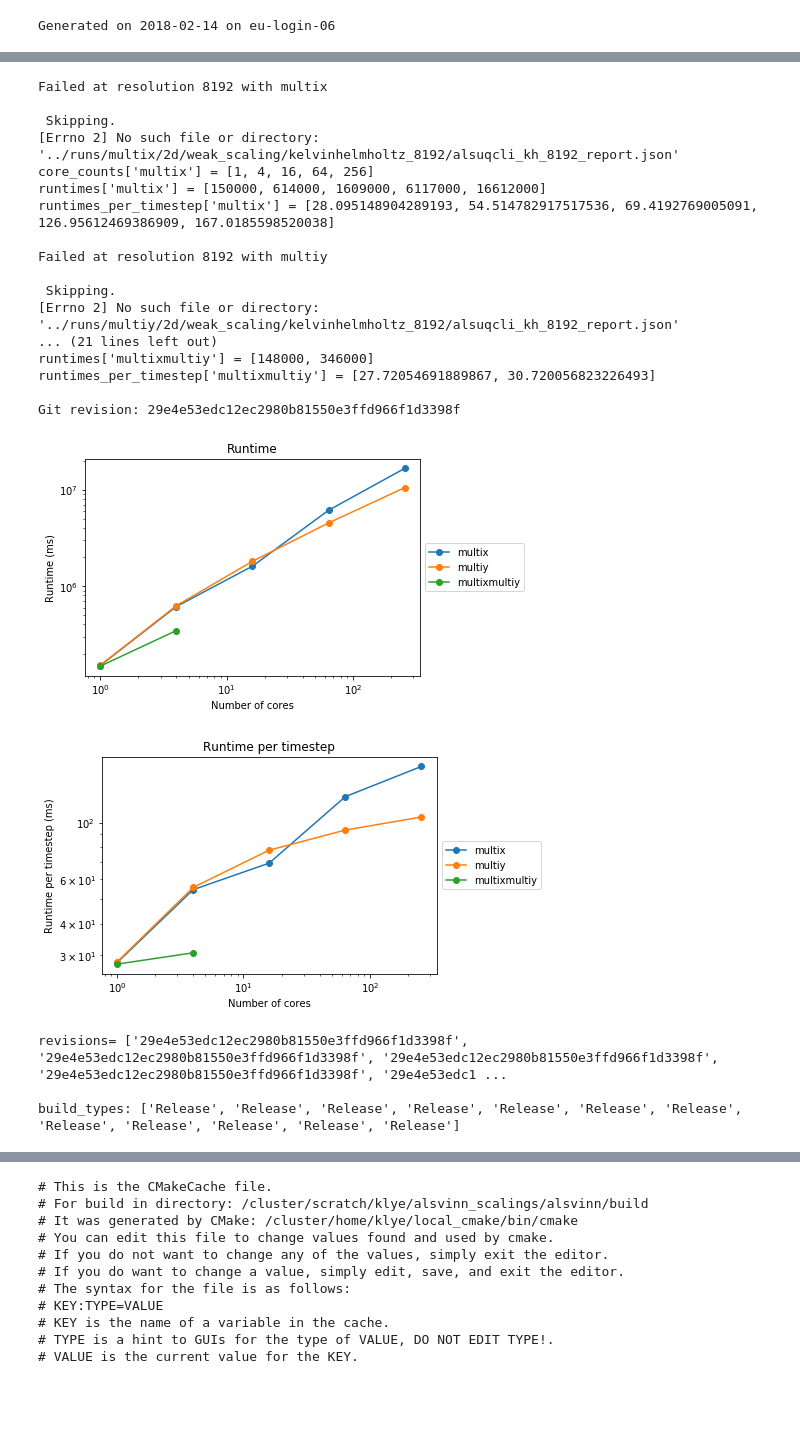
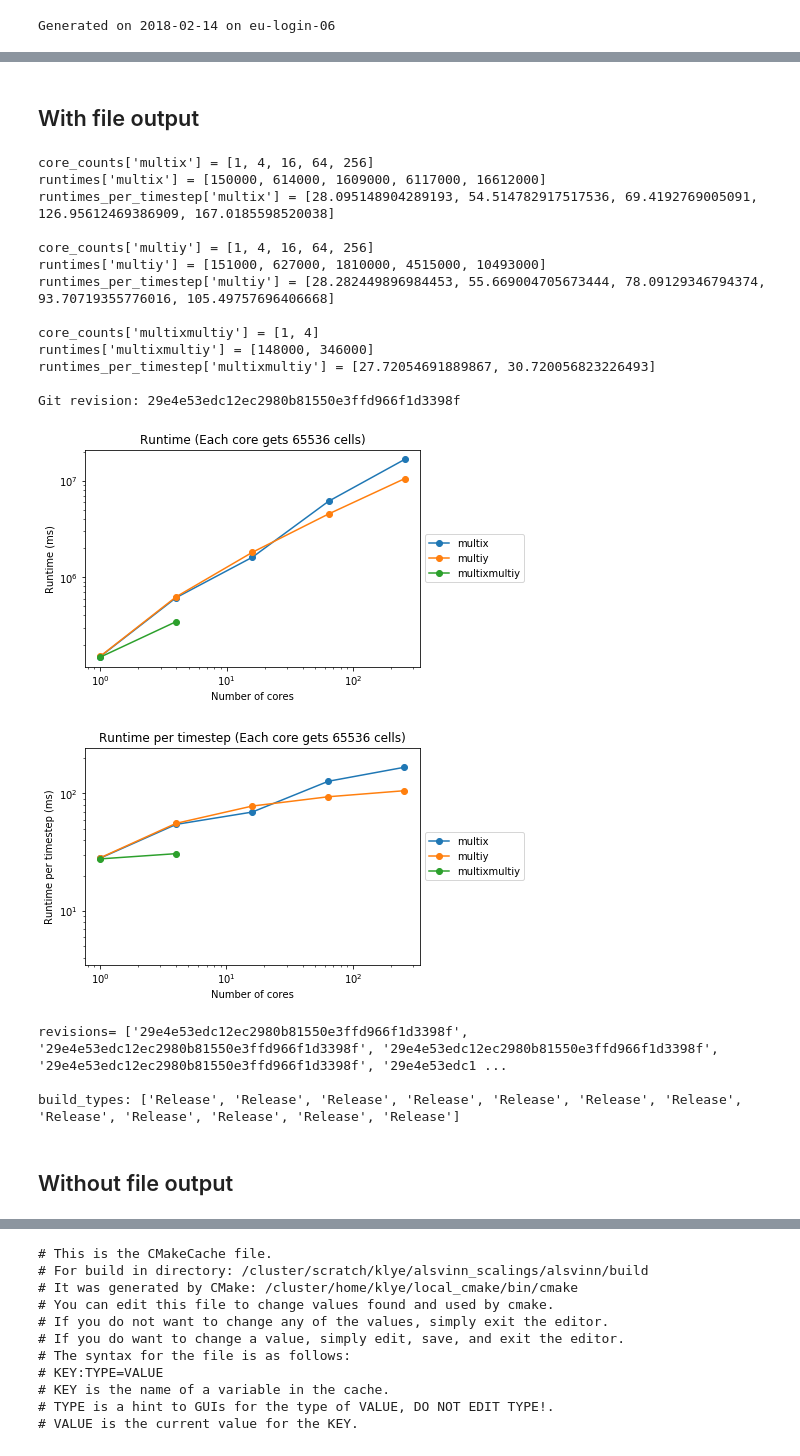
Before and after one commit to kjetil-lye/alsvinn_scalings, a Jupyter notebook: reports/WeakScalingReport_euler_20180214.ipynb, the cells around one changed output, grey strips where cells are left out. Drawn from its saved outputs; the diff is of its cells as text; code cells hidden in the pictures; blank space fills up the shorter version.

Commit message:
without wriitng

```diff
--- a/reports/WeakScalingReport_euler_20180214.ipynb
+++ b/reports/WeakScalingReport_euler_20180214.ipynb
@@ -9,5 +9,6 @@ import alsvinn_tools
 import datetime
 import socket
 print("Generated on %s on %s" % (datetime.date.today(), socket.gethostname()))
+errors=''
 # %% [output]
 Generated on 2018-02-14 on eu-login-06
@@ -18,3 +21,5 @@ We run the Kelvin-Helmholtz instability for different resolutions
+# %% [markdown]
+## With file output
 # %%
 setups=['multix', 'multiy', 'multixmultiy']
 build_types = []
@@ -42,12 +47,14 @@ for setup in setups:
             timesteps = alsvinn_tools.get_timesteps(report)
             runtimes_per_timestep.append(float(runtime)/timesteps)
         except Exception as e:
-            print("Failed at resolution {N} with {setup}\n\n Skipping.".format(N=resolution, setup=setup))
-            print(e)
+            errors +="Failed at resolution {N} with {setup}\n\n Skipping\n.".format(N=resolution, setup=setup)
+            errors +=str(e) + '\n'
 
     try:
+        if len(runtimes) == 0:
+            continue
         plt.figure(0)
-        plt.title("Runtime")
+        plt.title("Runtime (Each core gets %d cells)" % (resolutions[0]*resolutions[0]))
         plt.loglog(core_counts, runtimes, '-o',label=setup)
         plt.xlabel('Number of cores')
         plt.ylabel('Runtime (ms)')
@@ -56,52 +63,51 @@ for setup in setups:
 
 
         plt.figure(1)
-        plt.title("Runtime per timestep")
+        plt.title("Runtime per timestep (Each core gets %d cells)" % (resolutions[0]*resolutions[0]))
         plt.loglog(core_counts, runtimes_per_timestep, '-o',label=setup)
+        plt.ylim([min(runtimes_per_timestep)/8.0, max(runtimes_per_timestep)*8.0])
         plt.xlabel('Number of cores')
         plt.ylabel('Runtime per timestep (ms)')
 
         ax = plt.gca()
         ax.legend(loc='center left', bbox_to_anchor=(1, 0.5))
     except Exception as e:
-        print("Failed at {setup}\n\n Skipping.".format(setup=setup))
-        print(e)
+        errors += "Failed at {setup}\n\n Skipping.".format(setup=setup) + '\n'
+        errors += str(e) + '\n'
 
     print("core_counts['%s'] = %s" % (setup, core_counts))
     print("runtimes['%s'] = %s" % (setup, runtimes))
     print("runtimes_per_timestep['%s'] = %s" % (setup, runtimes_per_timestep))
     print("")
 try:
     print("Git revision: %s" % git_revision )
     plt.show()
     print("revisions= %s" % revisions)
     print()
     print("build_types: %s" % build_types)
 except Exception as e:
-    print(e)
+    errors+= str(e)+'\n'
 # %% [output]
-Failed at resolution 8192 with multix
-
- Skipping.
-[Errno 2] No such file or directory: '../runs/multix/2d/weak_scaling/kelvinhelmholtz_8192/alsuqcli_kh_8192_report.json'
 core_counts['multix'] = [1, 4, 16, 64, 256]
 runtimes['multix'] = [150000, 614000, 1609000, 6117000, 16612000]
 runtimes_per_timestep['multix'] = [28.095148904289193, 54.514782917517536, 69.4192769005091, 126.95612469386909, 167.0185598520038]
 
-Failed at resolution 8192 with multiy
+core_counts['multiy'] = [1, 4, 16, 64, 256]
+runtimes['multiy'] = [151000, 627000, 1810000, 4515000, 10493000]
+runtimes_per_timestep['multiy'] = [28.282449896984453, 55.669004705673444, 78.09129346794374, 93.70719355776016, 105.49757696406668]
 
- Skipping.
-[Errno 2] No such file or directory: '../runs/multiy/2d/weak_scaling/kelvinhelmholtz_8192/alsuqcli_kh_8192_report.json'
-... (21 lines left out)
+core_counts['multixmultiy'] = [1, 4]
 runtimes['multixmultiy'] = [148000, 346000]
 runtimes_per_timestep['multixmultiy'] = [27.72054691889867, 30.720056823226493]
 
 Git revision: 29e4e53edc12ec2980b81550e3ffd966f1d3398f
-[figure, old version]
+[figure, new version]
-[figure, old version]
+[figure, new version]
 revisions= ['29e4e53edc12ec2980b81550e3ffd966f1d3398f', '29e4e53edc12ec2980b81550e3ffd966f1d3398f', '29e4e53edc12ec2980b81550e3ffd966f1d3398f', '29e4e53edc12ec2980b81550e3ffd966f1d3398f', '29e4e53edc1 ...
 
 build_types: ['Release', 'Release', 'Release', 'Release', 'Release', 'Release', 'Release', 'Release', 'Release', 'Release', 'Release', 'Release']
+# %% [markdown]
+## Without file output
 # %%
 setups=['multix', 'multiy', 'multixmultiy']
 build_types = []
```
Also changed, not shown: parts of 4 cells of this notebook.
